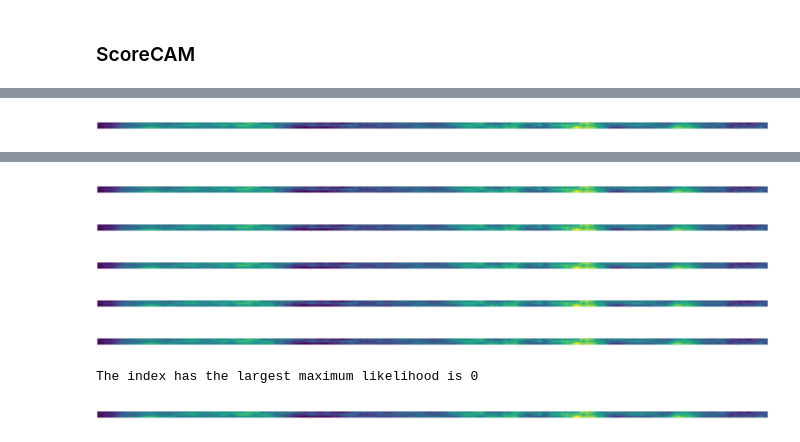
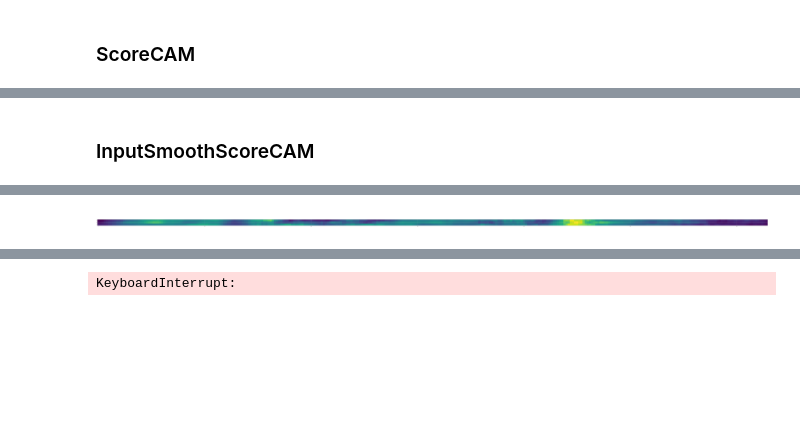
Before and after one commit to duyanhpham-brs/XAI-Multivariate-Time-Series, a Jupyter notebook: XAI_models_evaluation.ipynb, the cells around one changed output, grey strips where cells are left out. Drawn from its saved outputs; the diff is of its cells as text; code cells hidden in the pictures; blank space fills up the shorter version.

```diff
--- a/XAI_models_evaluation.ipynb
+++ b/XAI_models_evaluation.ipynb
@@ -268,0 +271,8 @@ map_activation_to_input(X_test[0], mask1)
+# %%
+smooth_factor = 5
+std = 0.3
+feature_maps = CAMFeatureMaps(SmoothGradCAMPlusPlus)
+feature_maps.load(extracting_model,extracting_module,targeting_layer,smooth_factor, std)
+mask2 = {}
+for i in range(len(np.unique(y_test))):
+    mask2[i] = feature_maps.show(X_test[0], i)
@@ -271,7 +299,7 @@ map_activation_to_input(X_test[0], mask1)
 # %%
 feature_maps = CAMFeatureMaps(ScoreCAM)
 feature_maps.load(extracting_model,extracting_module,targeting_layer)
-mask1 = {}
+mask3  = {}
 for i in range(len(np.unique(y_test))):
-    mask1[i] = feature_maps.show(X_test[0], i, upsampling=False)
+    mask3[i] = feature_maps.show(X_test[0], i, upsampling=False)
 # %% [output]
@@ -297,8 +322,0 @@ map_activation_to_input(X_test[0], mask2)
-# %%
-smooth_factor = 35
-std = 2.0
-feature_maps = CAMFeatureMaps(ActivationSmoothScoreCAM)
-feature_maps.load(extracting_model,extracting_module,targeting_layer,smooth_factor, std)
-mask1 = {}
-for i in range(len(np.unique(y_test))):
-    mask1[i] = feature_maps.show(X_test[0], i, upsampling=False)
@@ -324,0 +325,8 @@ map_activation_to_input(X_test[0], mask3)
+# %%
+smooth_factor = 35
+std = 2.0
+feature_maps = CAMFeatureMaps(ActivationSmoothScoreCAM)
+feature_maps.load(extracting_model,extracting_module,targeting_layer,smooth_factor, std)
+mask4 = {}
+for i in range(len(np.unique(y_test))):
+    mask4[i] = feature_maps.show(X_test[0], i, upsampling=False)
@@ -325,9 +351,11 @@ map_activation_to_input(X_test[0], mask3)
+# %% [markdown]
+### InputSmoothScoreCAM
 # %%
 smooth_factor = 35
 std = 2.0
 feature_maps = CAMFeatureMaps(InputSmoothScoreCAM)
 feature_maps.load(extracting_model,extracting_module,targeting_layer,smooth_factor,std)
-mask1 = {}
+mask5 = {}
 for i in range(len(np.unique(y_test))):
-    mask1[i] = feature_maps.show(X_test[0], i, upsampling=False)
+    mask5[i] = feature_maps.show(X_test[0], i, upsampling=False)
 # %% [output]
@@ -335 +363 @@ for i in range(len(np.unique(y_test))):
-[figure, old version]
+[figure, new version]
@@ -337,10 +365 @@ for i in range(len(np.unique(y_test))):
-[figure, removed]
-[figure, removed]
-[figure, removed]
-[figure, removed]
-[figure, removed]
+KeyboardInterrupt:
-# %%
-mask4 = feature_maps.show(X_test[0], None, False)
-# %% [output]
-The index has the largest maximum likelihood is 0
-[figure, removed]
```
Also changed, not shown: parts of 31 cells of this notebook, 3 other files.
